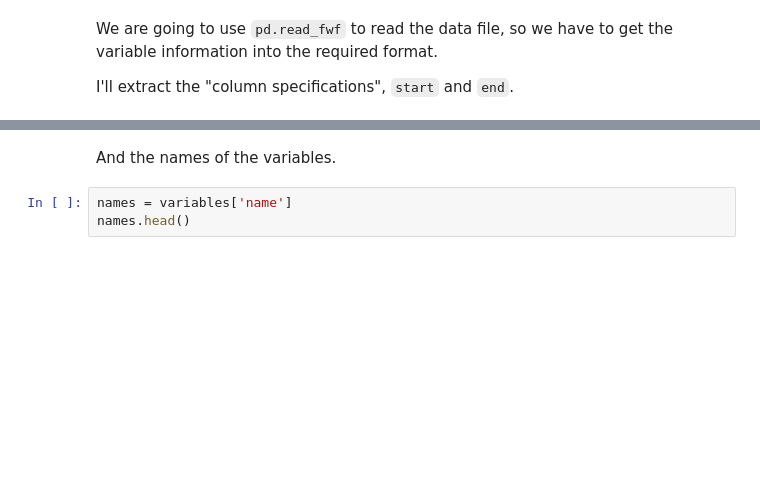
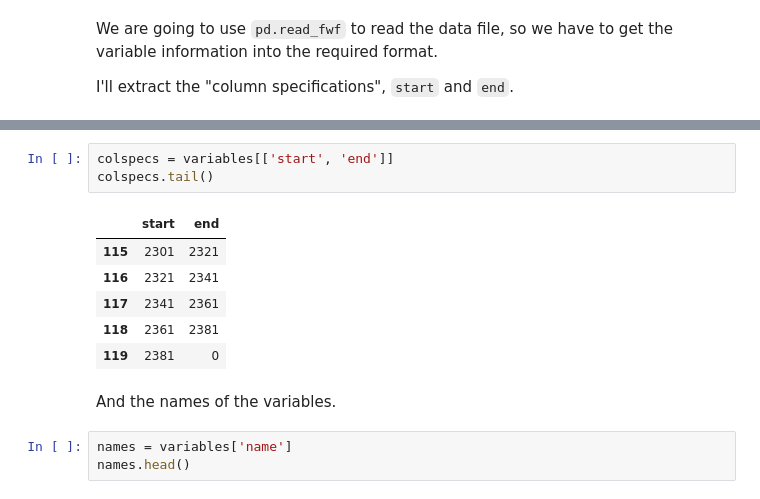
Before and after one commit to AllenDowney/PoliticalAlignmentCaseStudy, a Jupyter notebook: 01_clean.ipynb, the cells around one changed output, grey strips where cells are left out. Cells and saved outputs as stored; diff of their text form; blank space fills up the shorter version.

```diff
--- a/01_clean.ipynb
+++ b/01_clean.ipynb
@@ -102,3 +116,13 @@ colspecs.head()
+# %%
+colspecs = variables[['start', 'end']]
+colspecs.tail()
+# %% [output]
+|  | start | end |
+| 115 | 2301 | 2321 |
+| 116 | 2321 | 2341 |
+| 117 | 2341 | 2361 |
+| 118 | 2361 | 2381 |
+| 119 | 2381 | 0 |
 # %% [markdown]
 And the names of the variables.
 # %%
```
Also changed, not shown: parts of 19 cells of this notebook, 1 other file.
